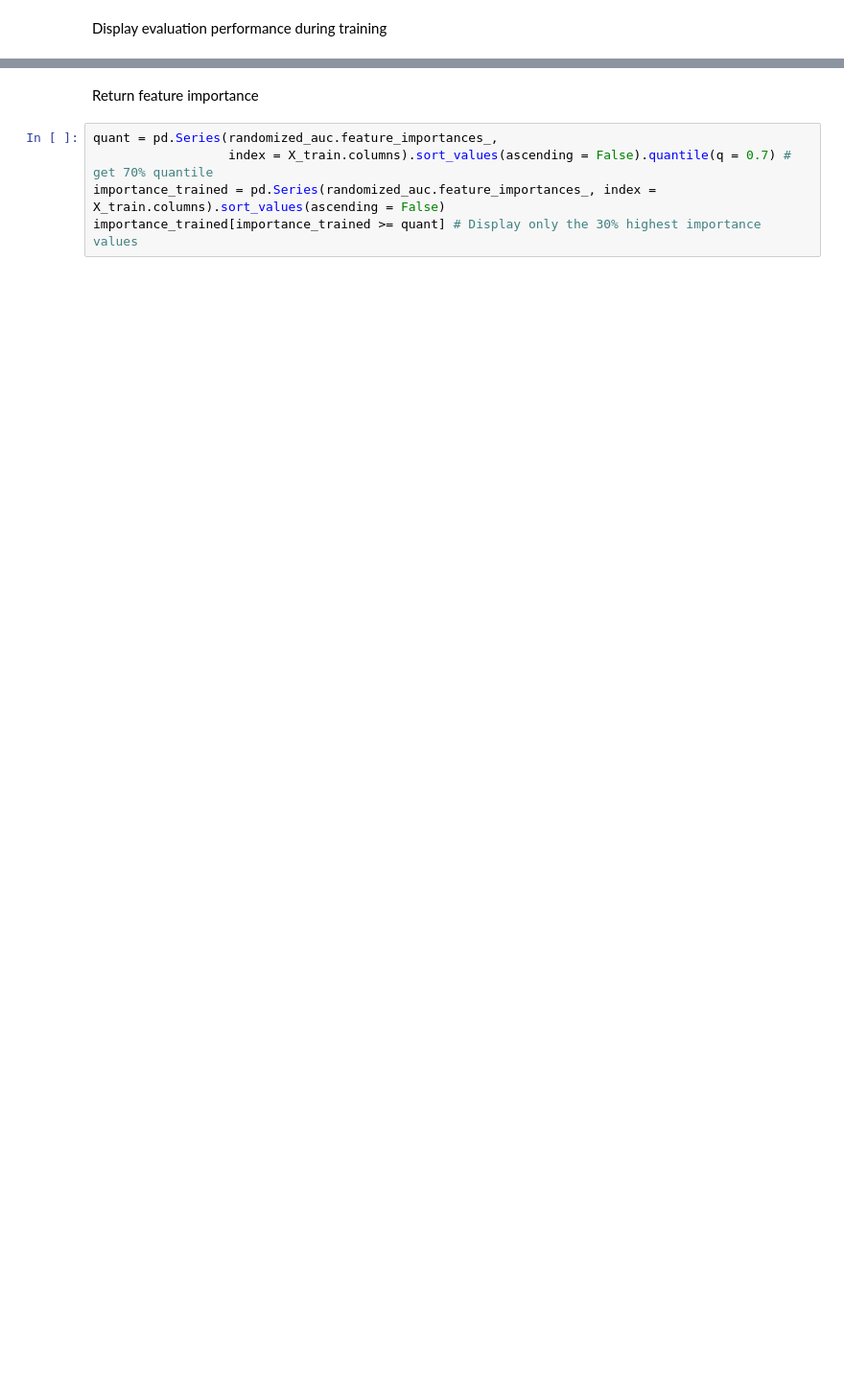
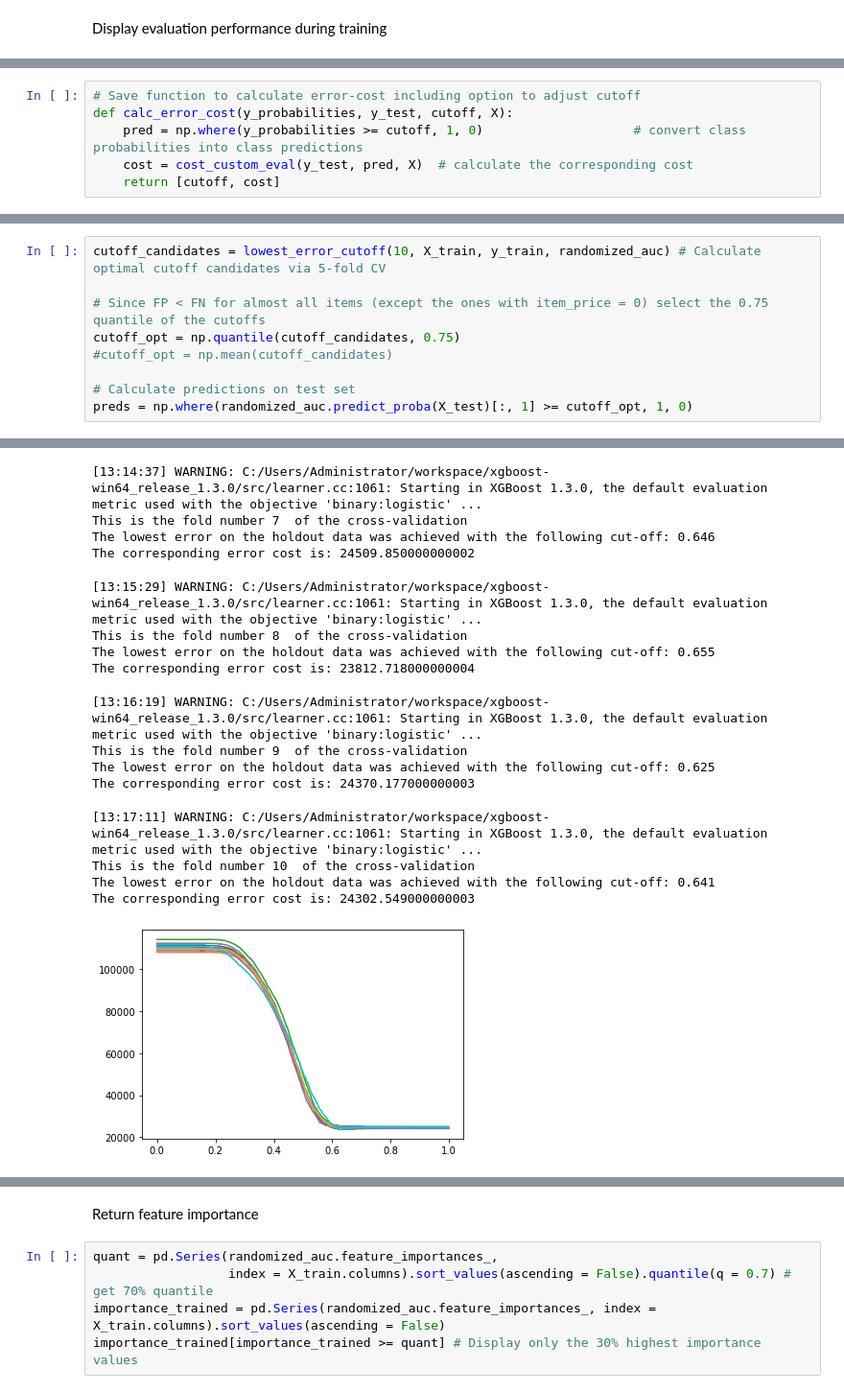
Before and after one commit to TaTo0101/bads, a Jupyter notebook: kaggle/Model-Copy_ES.ipynb, the cells around one changed output, grey strips where cells are left out. Shown at 96% size. Saved outputs shown, nothing was run; the diff lists cells and outputs as text; blank space fills up the shorter version.

```diff
--- a/kaggle/Model-Copy_ES.ipynb
+++ b/kaggle/Model-Copy_ES.ipynb
@@ -163,0 +258,6 @@ pyplot.show()
+# %%
+# Save function to calculate error-cost including option to adjust cutoff
+def calc_error_cost(y_probabilities, y_test, cutoff, X):
+    pred = np.where(y_probabilities >= cutoff, 1, 0)                    # convert class probabilities into class predictions
+    cost = cost_custom_eval(y_test, pred, X)  # calculate the corresponding cost
+    return [cutoff, cost]
@@ -163,0 +301,10 @@ pyplot.show()
+# %%
+cutoff_candidates = lowest_error_cutoff(10, X_train, y_train, randomized_auc) # Calculate optimal cutoff candidates via 5-fold CV
+
+# Since FP < FN for almost all items (except the ones with item_price = 0) select the 0.75 quantile of the cutoffs
+cutoff_opt = np.quantile(cutoff_candidates, 0.75)
+#cutoff_opt = np.mean(cutoff_candidates)
+
+# Calculate predictions on test set
+preds = np.where(randomized_auc.predict_proba(X_test)[:, 1] >= cutoff_opt, 1, 0)
+# %% [output]
@@ -164 +335,18 @@ pyplot.show()
+[13:14:37] WARNING: C:/Users/Administrator/workspace/xgboost-win64_release_1.3.0/src/learner.cc:1061: Starting in XGBoost 1.3.0, the default evaluation metric used with the objective 'binary:logistic' ...
+This is the fold number 7  of the cross-validation
+The lowest error on the holdout data was achieved with the following cut-off: 0.646
+The corresponding error cost is: 24509.850000000002
+[13:15:29] WARNING: C:/Users/Administrator/workspace/xgboost-win64_release_1.3.0/src/learner.cc:1061: Starting in XGBoost 1.3.0, the default evaluation metric used with the objective 'binary:logistic' ...
+This is the fold number 8  of the cross-validation
+The lowest error on the holdout data was achieved with the following cut-off: 0.655
+The corresponding error cost is: 23812.718000000004
+[13:16:19] WARNING: C:/Users/Administrator/workspace/xgboost-win64_release_1.3.0/src/learner.cc:1061: Starting in XGBoost 1.3.0, the default evaluation metric used with the objective 'binary:logistic' ...
+This is the fold number 9  of the cross-validation
+The lowest error on the holdout data was achieved with the following cut-off: 0.625
+The corresponding error cost is: 24370.177000000003
+[13:17:11] WARNING: C:/Users/Administrator/workspace/xgboost-win64_release_1.3.0/src/learner.cc:1061: Starting in XGBoost 1.3.0, the default evaluation metric used with the objective 'binary:logistic' ...
+This is the fold number 10  of the cross-validation
+The lowest error on the holdout data was achieved with the following cut-off: 0.641
+The corresponding error cost is: 24302.549000000003
+[figure, added]
 # %% [markdown]
```
Also changed, not shown: parts of 76 cells of this notebook, 4 other files.
